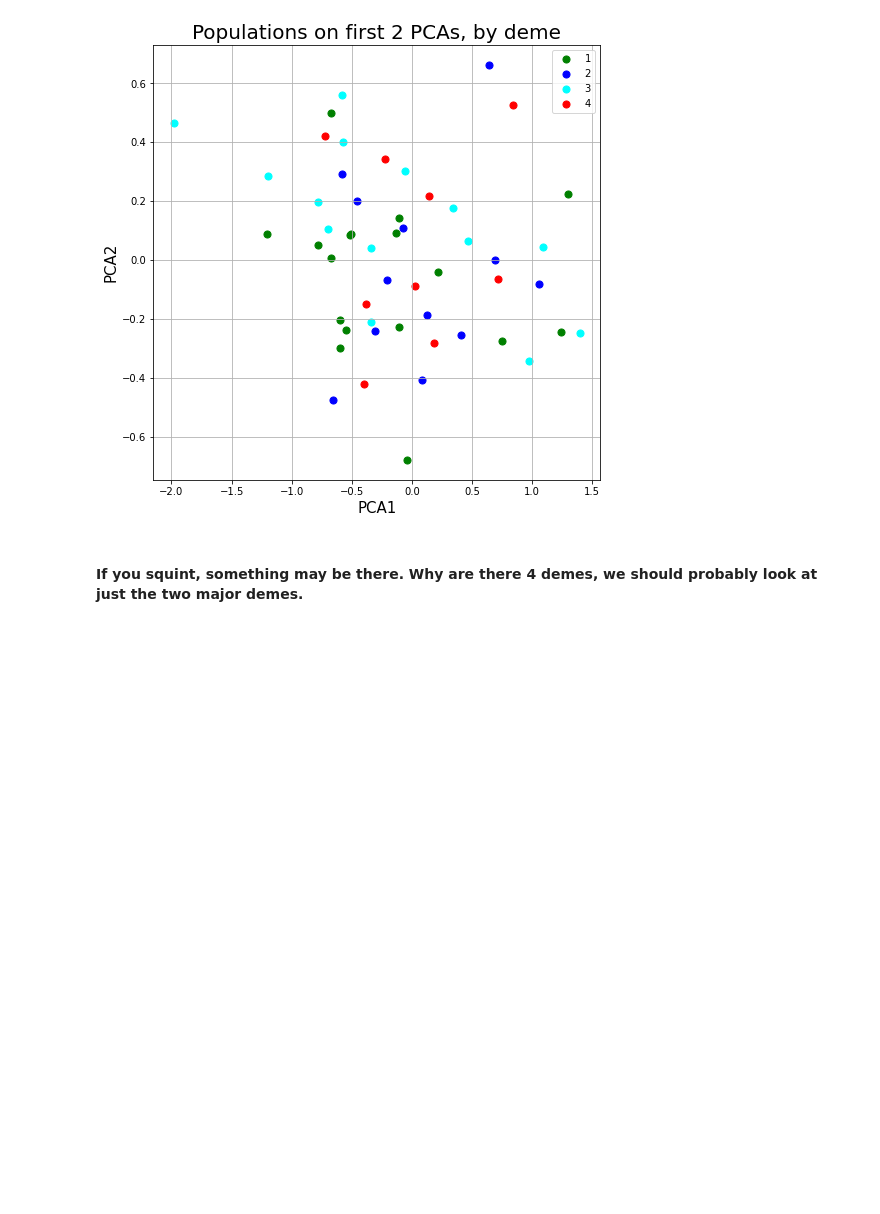
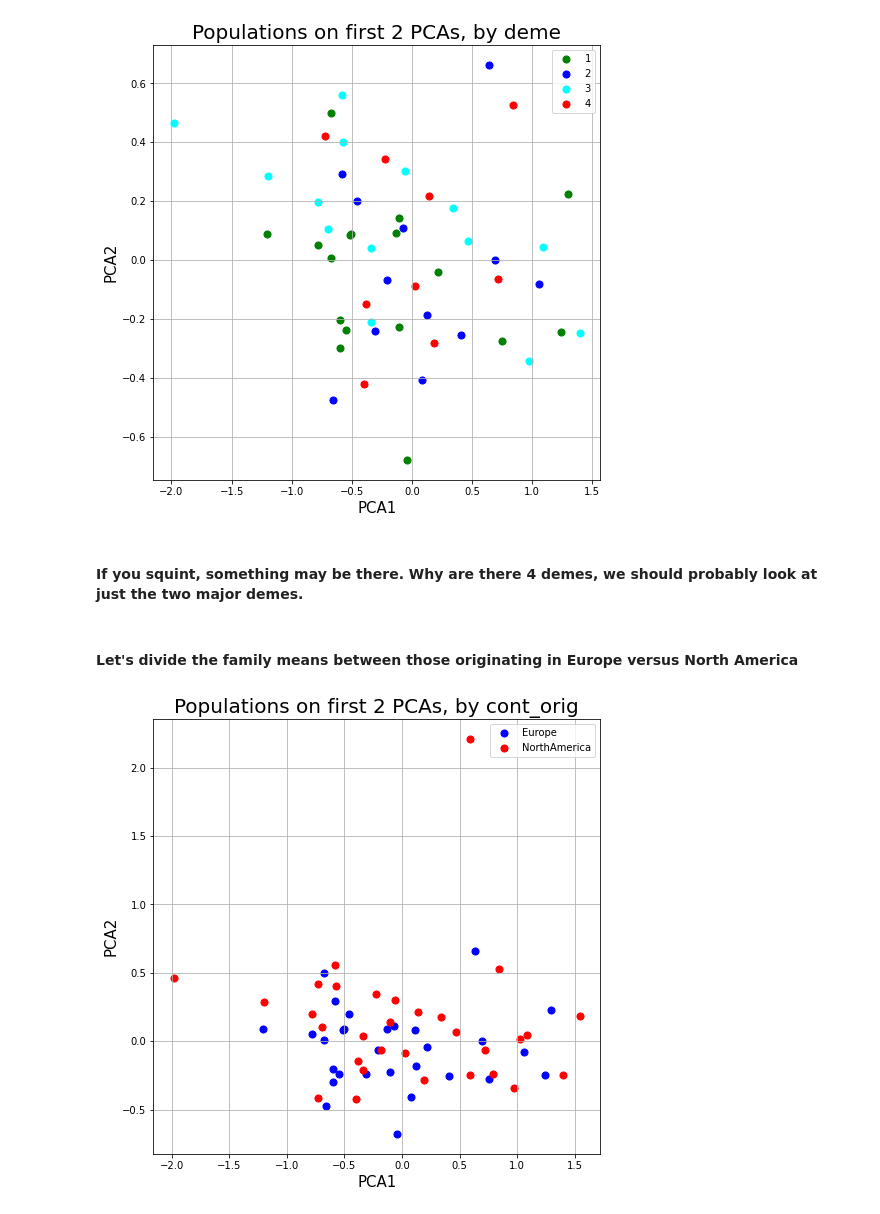
Before and after one commit to taylordouglasr/Silene-Invasive-Data, a Jupyter notebook: analysis/DT_Trait_summaries copy.ipynb, the cells around one changed output. Saved outputs shown, nothing was run; the diff lists cells and outputs as text; code cells hidden in the pictures; blank space fills up the shorter version.

```diff
--- a/analysis/DT_Trait_summaries copy.ipynb
+++ b/analysis/DT_Trait_summaries copy.ipynb
@@ -304,3 +311,23 @@ ax.grid()
 [figure]
 # %% [markdown]
 #### If you squint, something may be there. Why are there 4 demes, we should probably look at just the two major demes.
+# %% [markdown]
+#### Let's divide the family means between those originating in Europe versus North America
+# %%
+fig = plt.figure(figsize = (8,8))
+ax = fig.add_subplot(1,1,1)
+ax.set_xlabel('PCA1', fontsize = 15)
+ax.set_ylabel('PCA2', fontsize = 15)
+ax.set_title('Populations on first 2 PCAs, by cont_orig', fontsize = 20)
+targets = ['Europe', 'NorthAmerica']
+colors = ['b', 'r']
+for cont_orig, color in zip(targets,colors):
+    indicesToKeep = pops['cont_orig'] == cont_orig
+    ax.scatter(pops.loc[indicesToKeep, 'PCA1']
+               , pops.loc[indicesToKeep, 'PCA2']
+               , c = color
+               , s = 50)
+ax.legend(targets)
+ax.grid()
+# %% [output]
+[figure, added]
```
Also changed, not shown: parts of 6 cells of this notebook.
